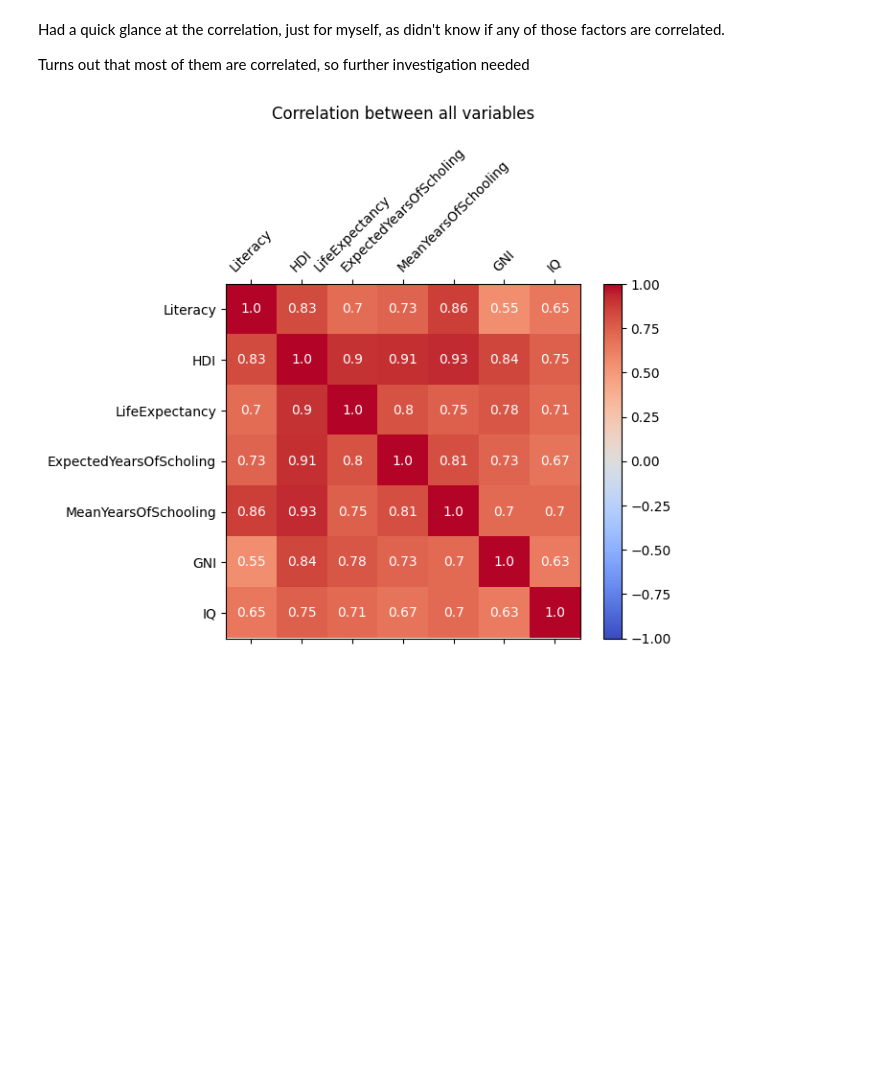
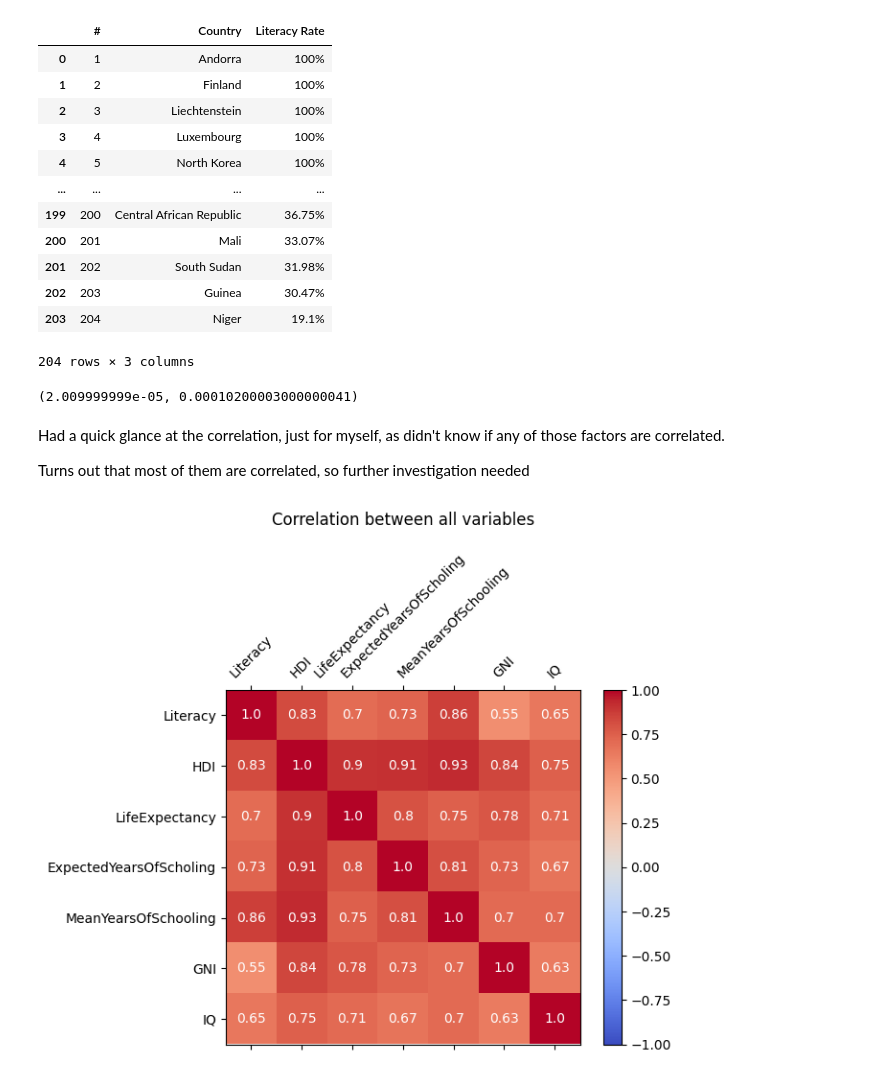
Before and after one commit to Mamin-gamer/ProfessionalSoftwareModule, a Jupyter notebook: FinalProject/Notebooks/Main.ipynb, the cells around one changed output. Cells and saved outputs as stored; diff of their text form; code cells hidden in the pictures; blank space fills up the shorter version.

```diff
--- a/FinalProject/Notebooks/Main.ipynb
+++ b/FinalProject/Notebooks/Main.ipynb
@@ -13,6 +13,29 @@ import sys
 
 sys.path.insert(0, "../Notebooks/Functions")
 import StatsFunctions as MF
+# %%
+Literacy = pd.read_html("../Data/HTML data/Literacy Rate by Country 2023 - Wisevoter.html")[0]
+# %% [output]
+|  | # | Country | Literacy Rate |
+| 0 | 1 | Andorra | 100% |
+| 1 | 2 | Finland | 100% |
+| 2 | 3 | Liechtenstein | 100% |
+| 3 | 4 | Luxembourg | 100% |
+| 4 | 5 | North Korea | 100% |
+| ... | ... | ... | ... |
+| 199 | 200 | Central African Republic | 36.75% |
+| 200 | 201 | Mali | 33.07% |
+| 201 | 202 | South Sudan | 31.98% |
+| 202 | 203 | Guinea | 30.47% |
+| 203 | 204 | Niger | 19.1% |
+204 rows × 3 columns
+# %%
+x = np.array([-1000, 0, 1000, 2000, 3000])
+y = np.array([0, 1e-10, 1e-5, 1e-3, 1e-1])
+slope, intercept, _ = MF.linear_regression(x, y)
+slope, intercept
+# %% [output]
+(2.009999999e-05, 0.00010200003000000041)
 # %%
 Countries = pd.read_excel(
     "../Data/UNDP data/HDR21-22_Statistical_Annex_HDI_Table.xlsx",
```
Also changed, not shown: 3 other files.
